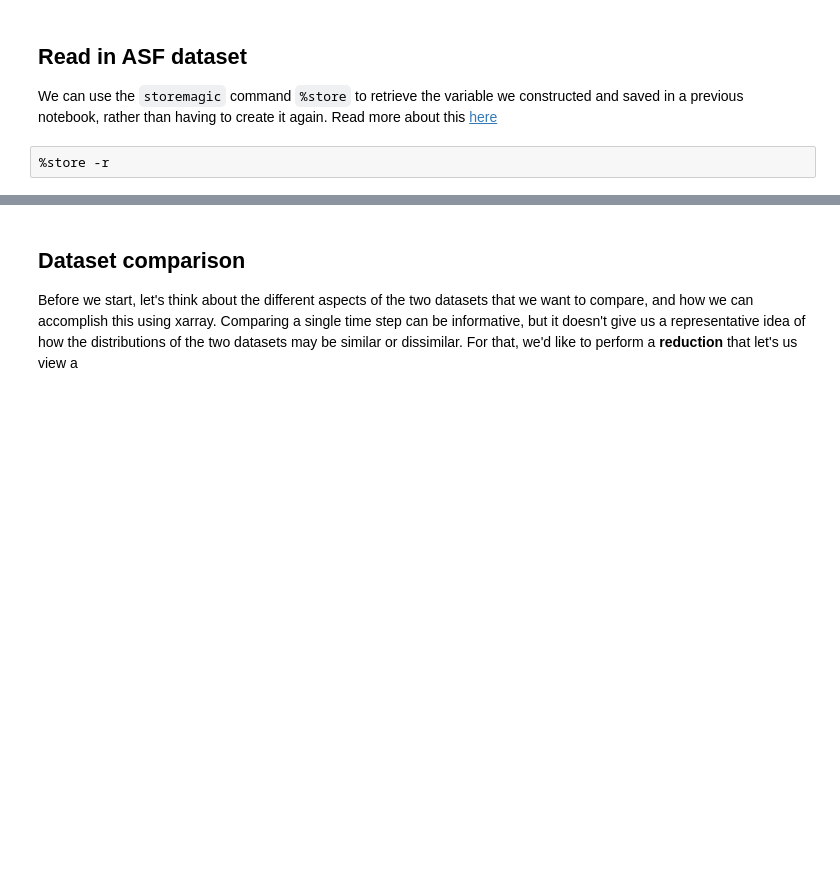
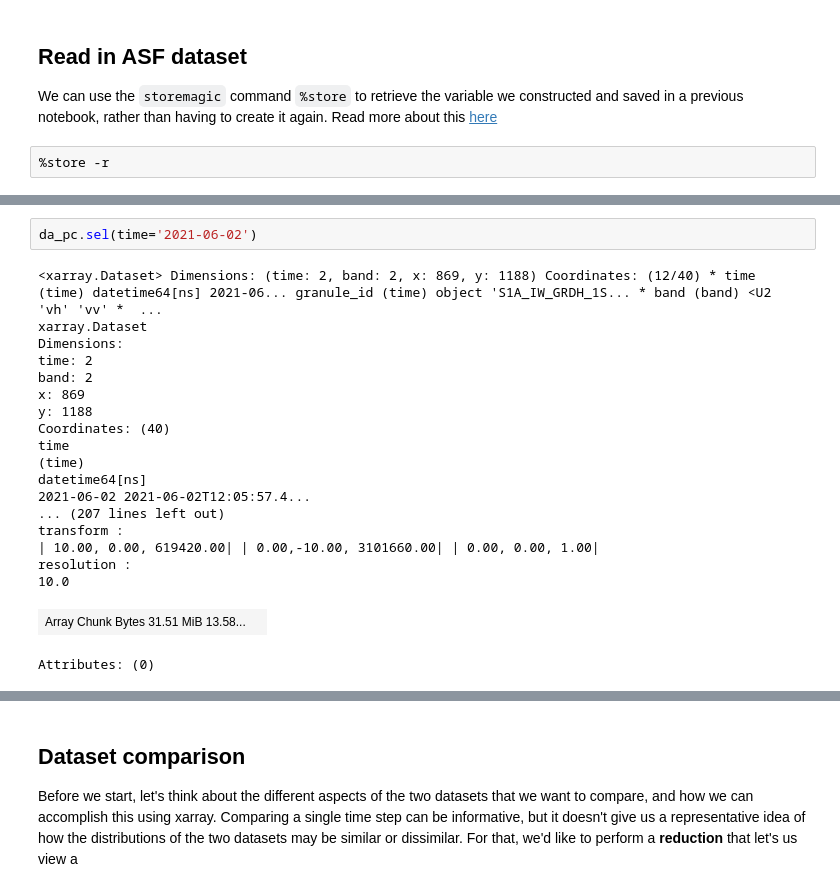
Before and after one commit to e-marshall/sentinel1_rtc, a Jupyter notebook: dataset_comparison.ipynb, the cells around one changed output, grey strips where cells are left out. Drawn from its saved outputs; the diff is of its cells as text; blank space fills up the shorter version.

```diff
--- a/dataset_comparison.ipynb
+++ b/dataset_comparison.ipynb
@@ -166,3 +134,25 @@ _FillValue :
 0
 | Array Chunk Bytes 11.28 MiB 112.1... |  |
 Attributes: (0)
+# %%
+da_pc.sel(time='2021-06-02')
+# %% [output]
+<xarray.Dataset> Dimensions: (time: 2, band: 2, x: 869, y: 1188) Coordinates: (12/40) * time (time) datetime64[ns] 2021-06... granule_id (time) object 'S1A_IW_GRDH_1S... * band (band) <U2 'vh' 'vv' *  ...
+xarray.Dataset
+Dimensions:
+time: 2
+band: 2
+x: 869
+y: 1188
+Coordinates: (40)
+time
+(time)
+datetime64[ns]
+2021-06-02 2021-06-02T12:05:57.4...
+... (207 lines left out)
+transform :
+| 10.00, 0.00, 619420.00| | 0.00,-10.00, 3101660.00| | 0.00, 0.00, 1.00|
+resolution :
+10.0
+| Array Chunk Bytes 31.51 MiB 13.58... |  |
+Attributes: (0)
```
Also changed, not shown: parts of 18 cells of this notebook, 3 other files.
